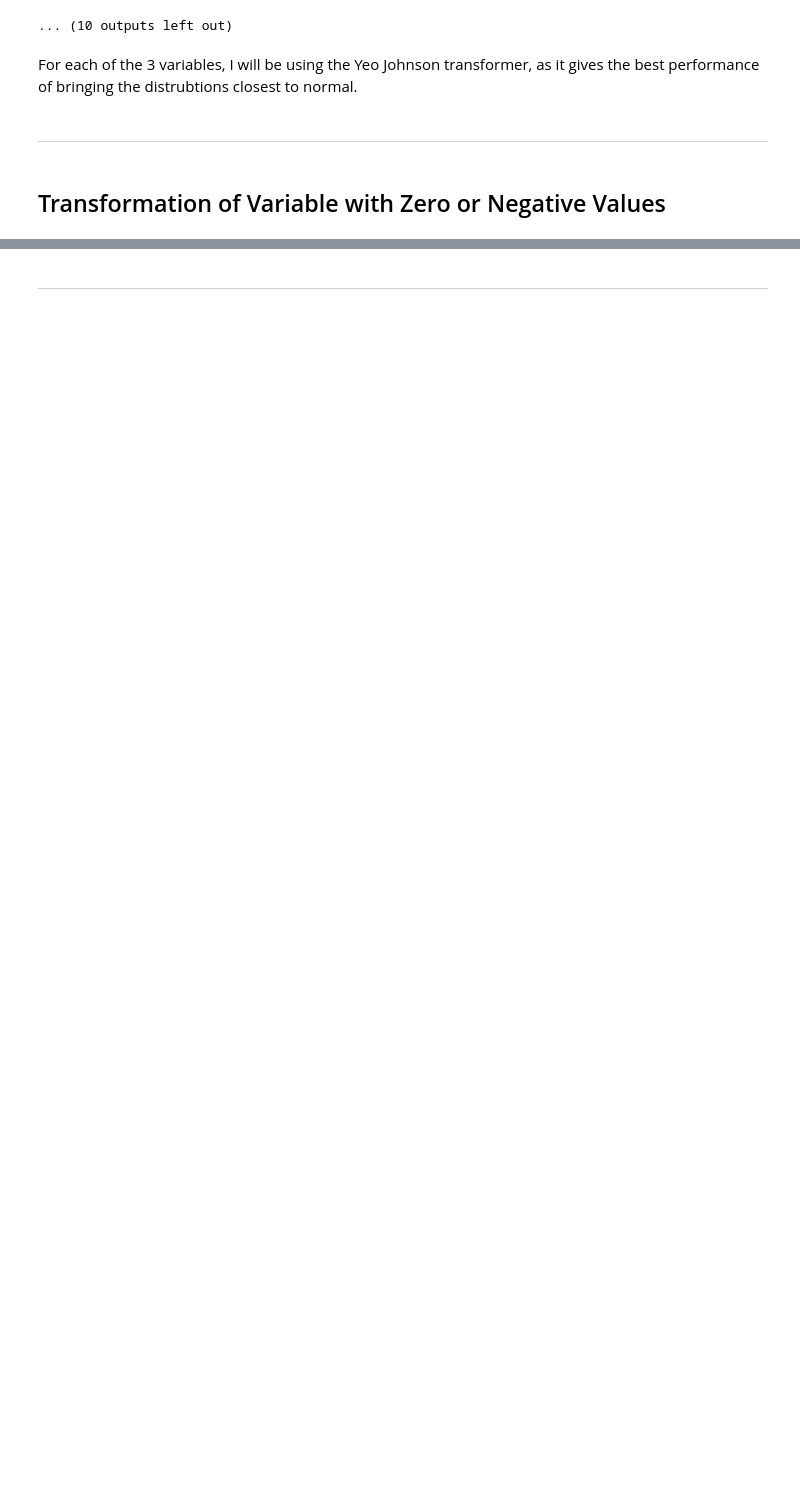
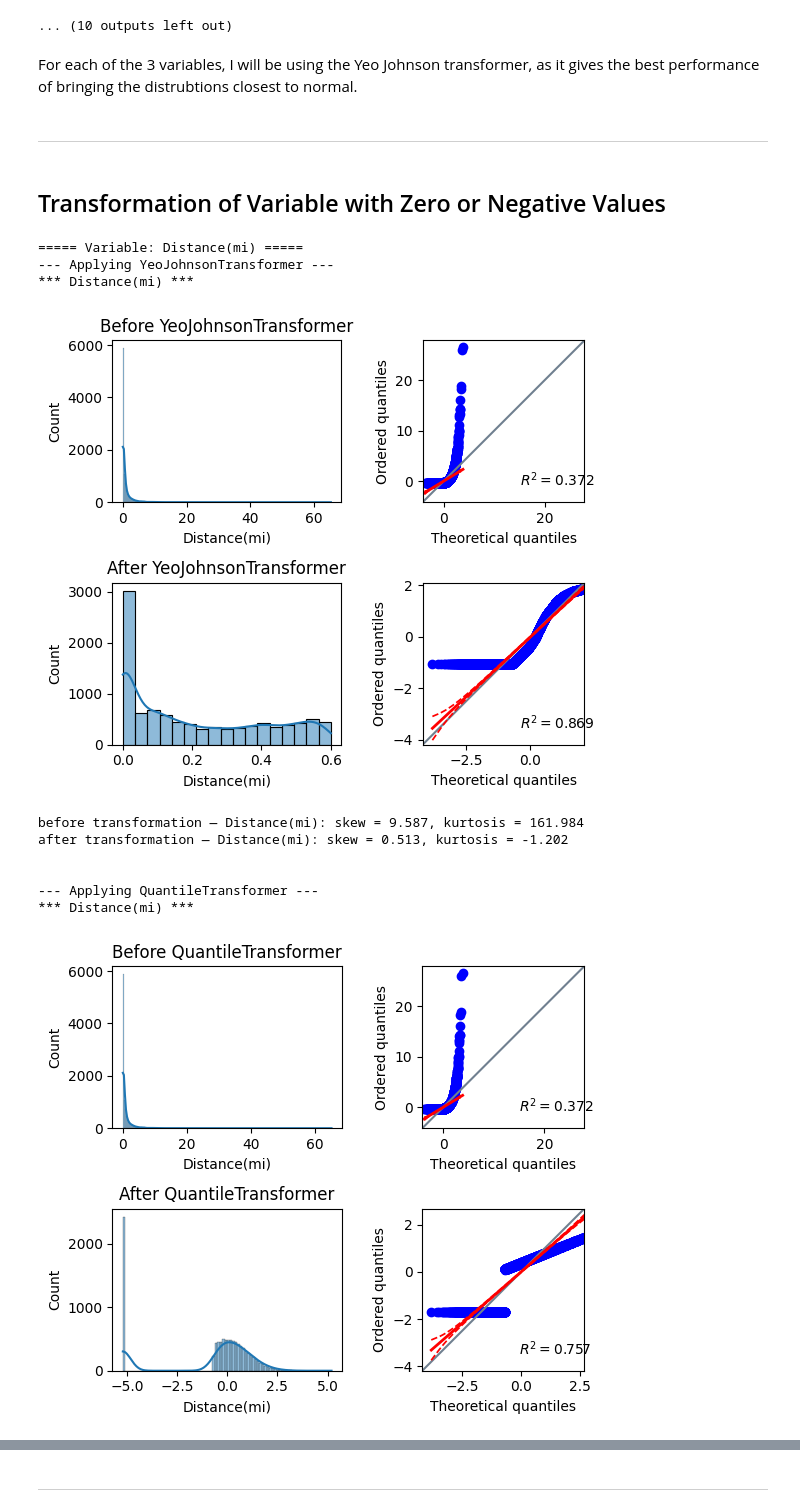
Before and after one commit to Sonya-J00/US_Accidents_ML_Project, a Jupyter notebook: jupyter_notebooks/Number_Feature_Transformations.ipynb, the cells around one changed output, grey strips where cells are left out. Saved outputs shown, nothing was run; the diff lists cells and outputs as text; code cells hidden in the pictures; blank space fills up the shorter version.

Commit message:
Transformation of zero and negative variables

```diff
--- a/jupyter_notebooks/Number_Feature_Transformations.ipynb
+++ b/jupyter_notebooks/Number_Feature_Transformations.ipynb
@@ -262,3 +262,64 @@ For each of the 3 variables, I will be using the Yeo Johnson transformer, as it
 ---
 # %% [markdown]
 ## Transformation of Variable with Zero or Negative Values
+# %%
+# Columns to loop over (those with zero/negative)
+num_cols_neg_zero = ["Distance(mi)", "Visibility(mi)", "Temperature(F)", "Wind_Speed(mph)", "Precipitation(in)"]
+
+# Define transformers safe for zero/negative numbers
+transformers_neg_zero = {
+    "YeoJohnsonTransformer": lambda var: YeoJohnsonTransformer(variables=[var]),
+    "QuantileTransformer": lambda var: QuantileTransformer(output_distribution='normal'),
+    "RobustScaler": lambda var: RobustScaler(),
+    "MinMaxScaler": lambda var: MinMaxScaler(),
+}
+
+summary = []
+
+# Loop through each variable first
+for var in num_cols_neg_zero:
+    print(f"\n===== Variable: {var} =====")
+    for name, transformer_func in transformers_neg_zero.items():
+        print(f"--- Applying {name} ---")
+        try:
+            transformer = transformer_func(var)
+
+            # Fit and transform
+            if name in ["QuantileTransformer", "RobustScaler", "MinMaxScaler"]:
+                df_transformed = pd.DataFrame(transformer.fit_transform(df[[var]]), columns=[var])
+            else:
+                df_transformed = transformer.fit_transform(df[[var]])
+
+            # Plot before & after
+            compare_distributions_before_and_after_applying_transformer(df[[var]], df_transformed, name)
+
+            # Collect stats
+            collect_summary_stats(df[[var]], df_transformed, transformer_name=name, summary_list=summary)
+
+        except Exception as e:
+            print(f"{name} failed for {var}: {e}")
+
+# Create summary table
+summary_df = (
+    pd.DataFrame(summary)
+    .sort_values(by=["Variable", "Δ|Skew|"], ascending=[True, False])
+    .reset_index(drop=True)
+)
+
+numeric_cols = ["Skew_before", "Skew_after", "Δ|Skew|", "Kurtosis_before", "Kurtosis_after", "Δ|Kurtosis|"]
+
+summary_df[numeric_cols] = summary_df[numeric_cols].apply(lambda x: x.round(2))
+
+display(summary_df)
+# %% [output]
+===== Variable: Distance(mi) =====
+--- Applying YeoJohnsonTransformer ---
+*** Distance(mi) ***
+[figure, added]
+before transformation — Distance(mi): skew = 9.587, kurtosis = 161.984
+after transformation — Distance(mi): skew = 0.513, kurtosis = -1.202
+
+
+--- Applying QuantileTransformer ---
+*** Distance(mi) ***
+[figure, added]
```
Also changed, not shown: parts of 3 cells of this notebook.
